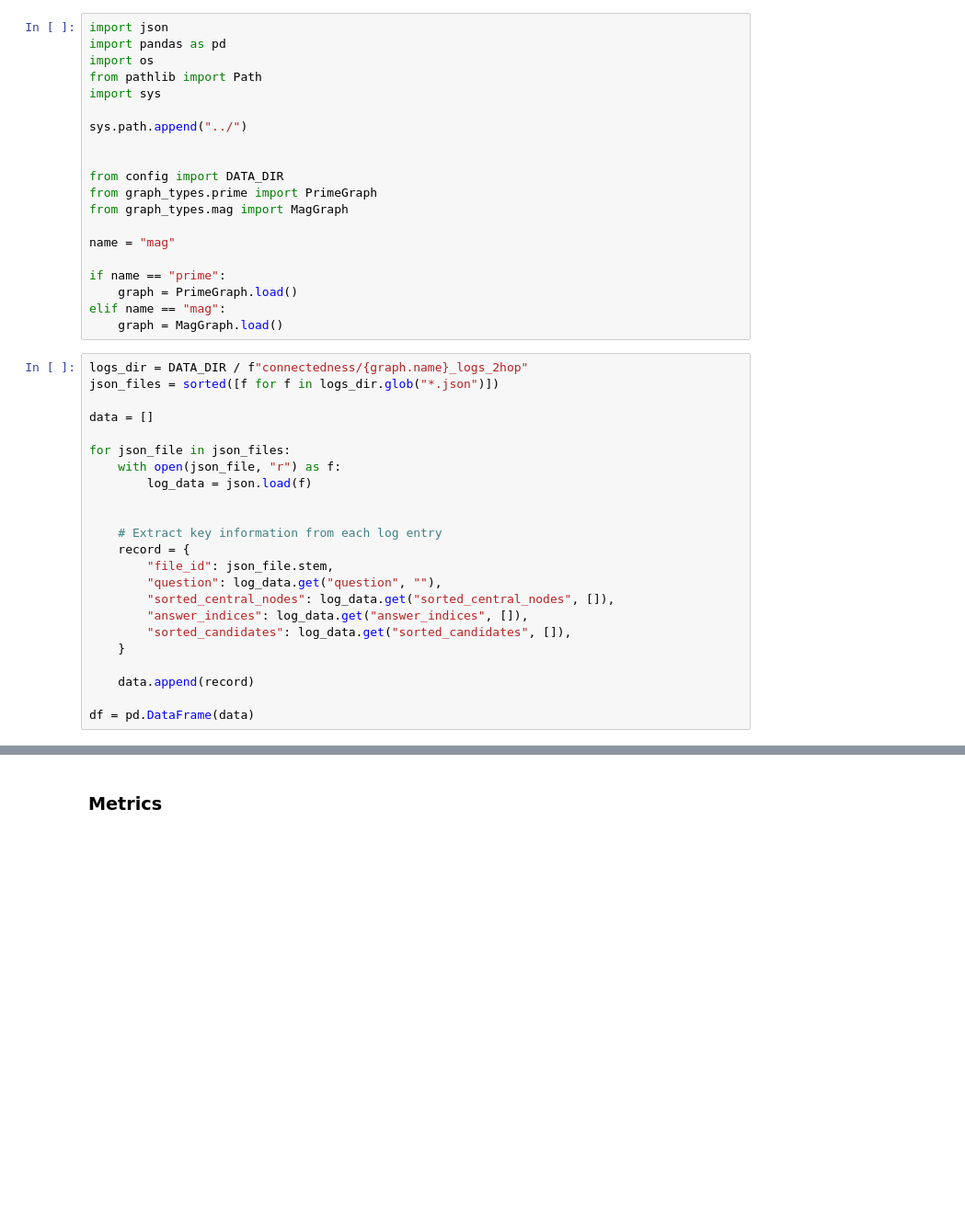
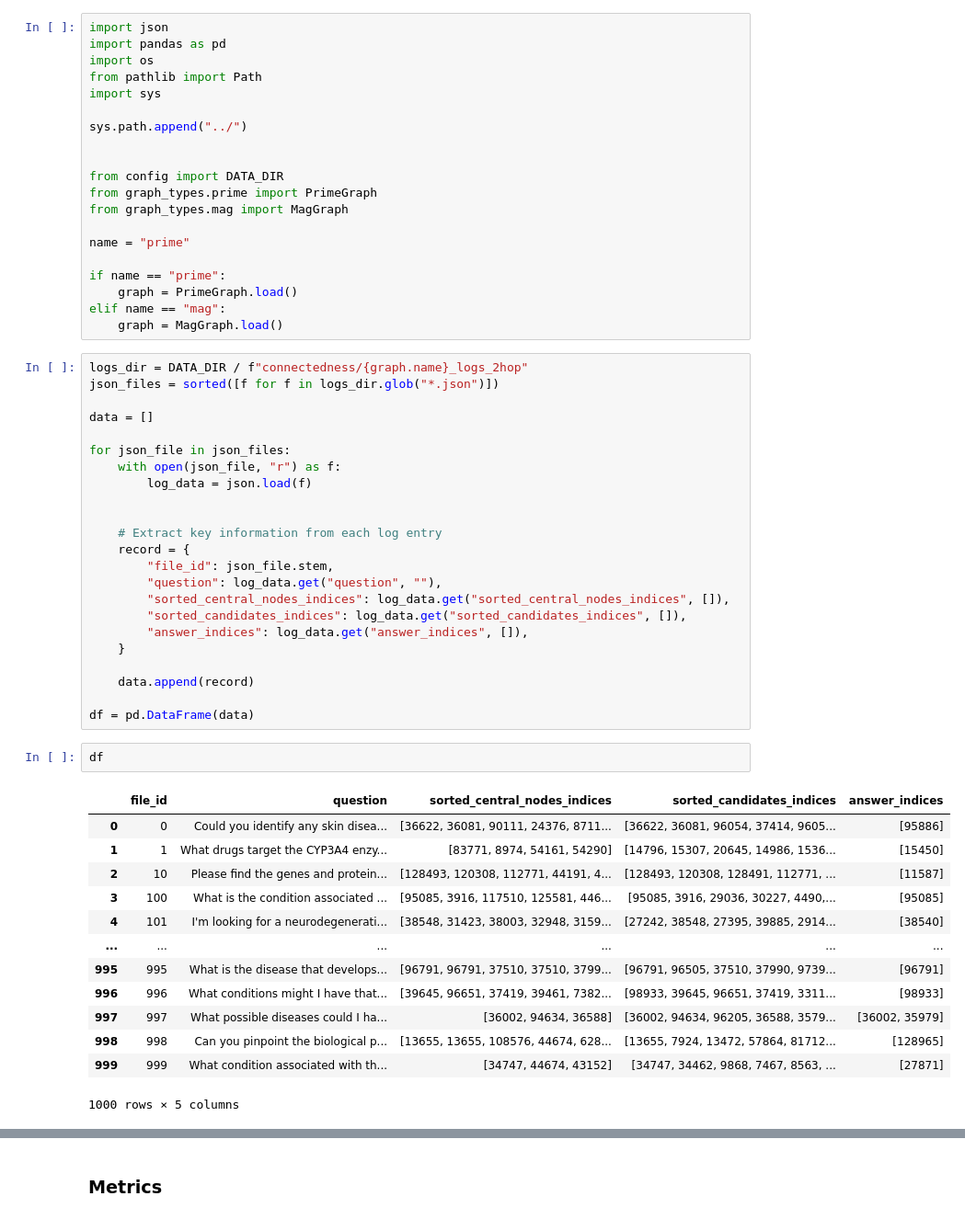
Before and after one commit to JoaquinPolonuer/graphsearch, a Jupyter notebook: notebooks/2hop_result_analysis.ipynb, the cells around one changed output, grey strips where cells are left out. Shown: that part at 92% size. Drawn from its saved outputs; the diff is of its cells as text; blank space fills up the shorter version.

```diff
--- a/notebooks/2hop_result_analysis.ipynb
+++ b/notebooks/2hop_result_analysis.ipynb
@@ -12,7 +12,7 @@ from config import DATA_DIR
 from graph_types.prime import PrimeGraph
 from graph_types.mag import MagGraph
 
-name = "mag"
+name = "prime"
 
 if name == "prime":
     graph = PrimeGraph.load()
@@ -33,13 +33,29 @@ for json_file in json_files:
     record = {
         "file_id": json_file.stem,
         "question": log_data.get("question", ""),
-        "sorted_central_nodes": log_data.get("sorted_central_nodes", []),
+        "sorted_central_nodes_indices": log_data.get("sorted_central_nodes_indices", []),
+        "sorted_candidates_indices": log_data.get("sorted_candidates_indices", []),
         "answer_indices": log_data.get("answer_indices", []),
-        "sorted_candidates": log_data.get("sorted_candidates", []),
     }
 
     data.append(record)
 
 df = pd.DataFrame(data)
+# %%
+df
+# %% [output]
+|  | file_id | question | sorted_central_nodes_indices | sorted_candidates_indices | answer_indices |
+| 0 | 0 | Could you identify any skin disea... | [36622, 36081, 90111, 24376, 8711... | [36622, 36081, 96054, 37414, 9605... | [95886] |
+| 1 | 1 | What drugs target the CYP3A4 enzy... | [83771, 8974, 54161, 54290] | [14796, 15307, 20645, 14986, 1536... | [15450] |
+| 2 | 10 | Please find the genes and protein... | [128493, 120308, 112771, 44191, 4... | [128493, 120308, 128491, 112771, ... | [11587] |
+| 3 | 100 | What is the condition associated ... | [95085, 3916, 117510, 125581, 446... | [95085, 3916, 29036, 30227, 4490,... | [95085] |
+| 4 | 101 | I'm looking for a neurodegenerati... | [38548, 31423, 38003, 32948, 3159... | [27242, 38548, 27395, 39885, 2914... | [38540] |
+| ... | ... | ... | ... | ... | ... |
+| 995 | 995 | What is the disease that develops... | [96791, 96791, 37510, 37510, 3799... | [96791, 96505, 37510, 37990, 9739... | [96791] |
+| 996 | 996 | What conditions might I have that... | [39645, 96651, 37419, 39461, 7382... | [98933, 39645, 96651, 37419, 3311... | [98933] |
+| 997 | 997 | What possible diseases could I ha... | [36002, 94634, 36588] | [36002, 94634, 96205, 36588, 3579... | [36002, 35979] |
+| 998 | 998 | Can you pinpoint the biological p... | [13655, 13655, 108576, 44674, 628... | [13655, 7924, 13472, 57864, 81712... | [128965] |
+| 999 | 999 | What condition associated with th... | [34747, 44674, 43152] | [34747, 34462, 9868, 7467, 8563, ... | [27871] |
+1000 rows × 5 columns
 # %%
 df["recall@all"] = df.apply(
```
Also changed, not shown: parts of 8 cells of this notebook, 1 other file.
